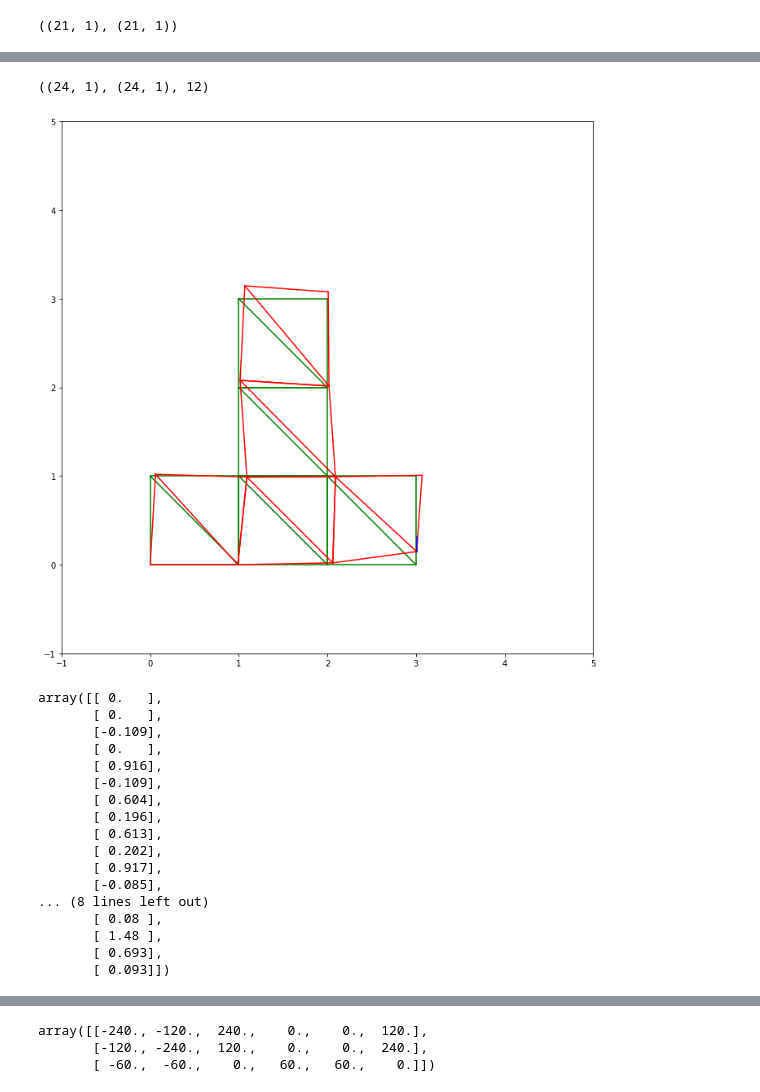
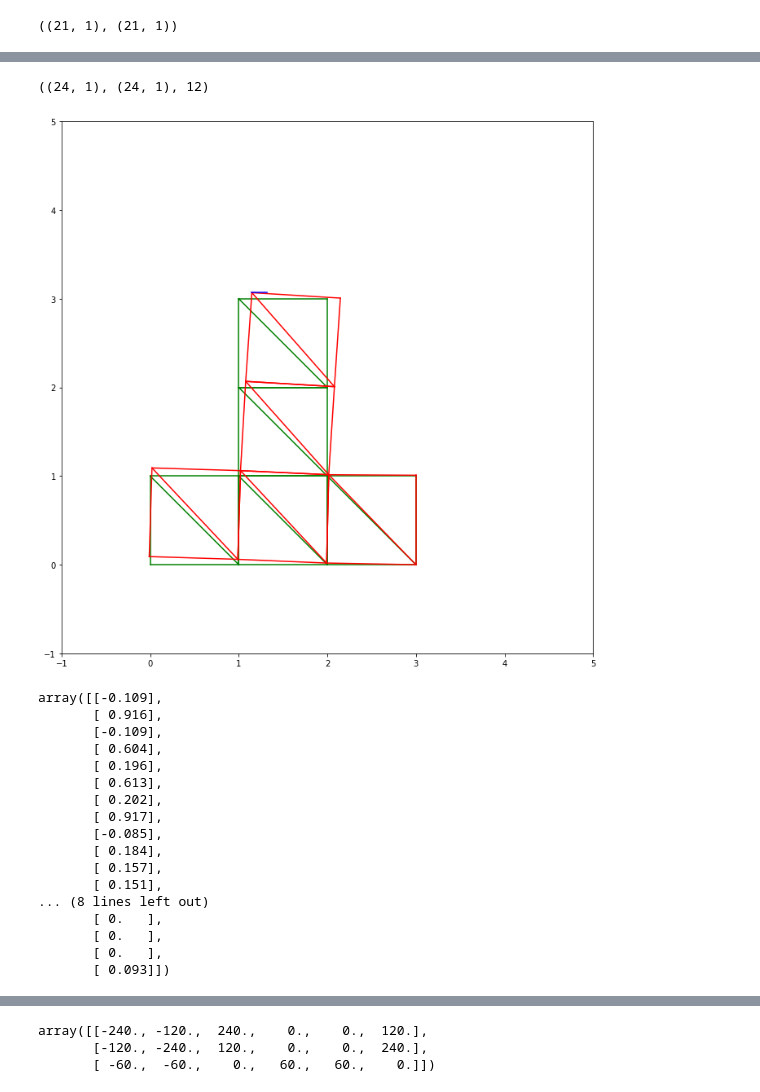
Before and after one commit to TobiasJacob/evolutionary-mechanics, a Jupyter notebook: finiteElements.ipynb, the cells around one changed output, grey strips where cells are left out. Cells and saved outputs as stored; diff of their text form; code cells hidden in the pictures.

```diff
--- a/finiteElements.ipynb
+++ b/finiteElements.ipynb
@@ -236,7 +236,8 @@ eps, epsBack
         [ 0.093]]))
 # %%
 eps = np.concatenate((np.array([[0], [0]] + [epsBack[0]] + [[0]]), epsBack[1:]), axis=0)
-f = np.concatenate((np.array([[0], [0]] + [fBack[0]] + [[0]]), fBack[1:]), axis=0)
+eps = np.concatenate((epsBack[:20], np.array([[0], [0], [0]]), epsBack[20:]), axis=0)
+f = np.concatenate((fBack[:20], np.array([[0], [0], [0]]), fBack[20:]), axis=0)
 
 positions = [
     (0, 0), (1, 0), (2, 0), (3, 0), (4, 0),
@@ -281,41 +282,38 @@ for square in squares:
         [positions[startI][1], positions[endI][1]],
             color='g'
         )
 for square in squares:
     for i in range(4):
         startI = square[i]
         endI = square[i + 1]
         plt.plot(
             [positions[startI][0] + eps[2 * startI, 0]*scale, positions[endI][0] + eps[2 * endI, 0]*scale],
             [positions[startI][1] + eps[2 * startI + 1, 0]*scale, positions[endI][1] + eps[2 * endI + 1, 0]*scale],
             color='r'
             )
     startI = square[1]
     endI = square[3]
     plt.plot(
         [positions[startI][0] + eps[2 * startI, 0]*scale, positions[endI][0] + eps[2 * endI, 0]*scale],
         [positions[startI][1] + eps[2 * startI + 1, 0]*scale, positions[endI][1] + eps[2 * endI + 1, 0]*scale],
             color='r'
         )
 plt.xlim([-1, 5])
 plt.ylim([-1, 5])
 plt.gca().set_aspect(1)
 for i in range(len(positions)):
     pos = np.array(positions[i]) + [eps[2 * i, 0]*scale, eps[2 * i + 1, 0]*scale]
     plt.plot([pos[0], pos[0] + f[2 * i, 0] / 60.], [pos[1], pos[1]], color='b')
     plt.plot([pos[0], pos[0]], [pos[1], pos[1] + f[2 * i + 1, 0] / 60.], color='b')
     i += 1
 f.shape, eps.shape, len(positions)
 # %% [output]
 ((24, 1), (24, 1), 12)
-[figure, old version]
+[figure, new version]
 # %%
 eps
 # %% [output]
-array([[ 0.   ],
-       [ 0.   ],
-       [-0.109],
-       [ 0.   ],
+array([[-0.109],
        [ 0.916],
        [-0.109],
        [ 0.604],
@@ -324,10 +322,13 @@ array([[ 0.   ],
        [ 0.202],
        [ 0.917],
        [-0.085],
+       [ 0.184],
+       [ 0.157],
+       [ 0.151],
 ... (8 lines left out)
-       [ 0.08 ],
-       [ 1.48 ],
-       [ 0.693],
+       [ 0.   ],
+       [ 0.   ],
+       [ 0.   ],
        [ 0.093]])
 # %%
 q = eps # Naming error
```
Also changed, not shown: parts of 2 cells of this notebook, 1 other file.
